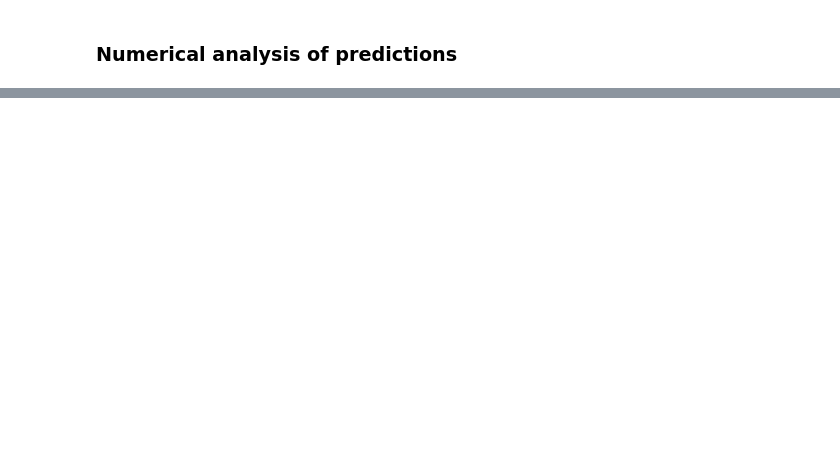
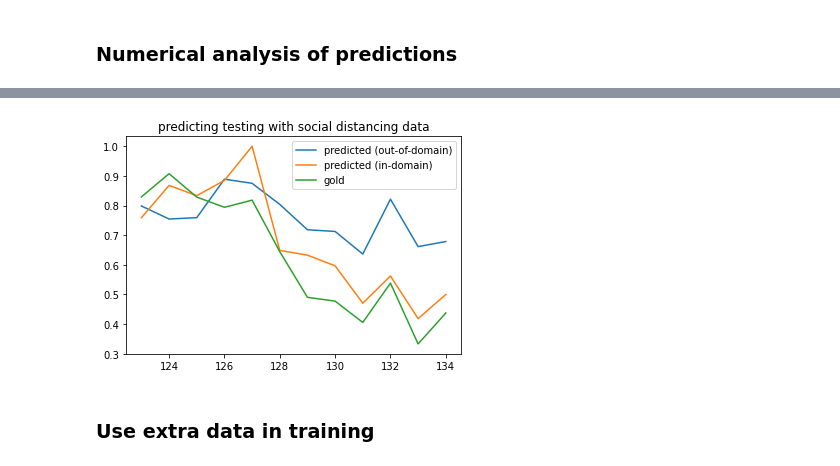
Before and after one commit to puregome/notebooks, a Jupyter notebook: domain-adaptation.ipynb, the cells around one changed output, grey strips where cells are left out. Cells and saved outputs as stored; diff of their text form; code cells hidden in the pictures; blank space fills up the shorter version.

Commit message:
relevant and domain-dependent

```diff
--- a/domain-adaptation.ipynb
+++ b/domain-adaptation.ipynb
@@ -720,0 +617,4 @@ print(get_freqs([y[0] for x in predictionLabelsTestDF for y in x[0]]))
+# %%
+if False:
+    predictionCountsValidationDT, predictionLabelsValidationDT, predictionCountsTestDT, predictionLabelsTestDT = \
+        runFasttext(fasttext_data_list_distance, fasttext_data_list_testing, squealFlag=False, dim=300)
@@ -720,0 +632,40 @@ print(get_freqs([y[0] for x in predictionLabelsTestDF for y in x[0]]))
+# %%
+predictionLabelsTestDT = read_fasttext_data("predictionLabelsTestDT.pickle")
+predictionLabelsTestTT = read_fasttext_data("predictionLabelsTestTT.pickle")
+# %%
+time_factor = 3
+data_predicted_dt = make_data_predicted(predictionLabelsTestDT, tweet_ids_testing, time_factor=time_factor)
+data_predicted_tt = make_data_predicted(predictionLabelsTestTT, tweet_ids_testing, time_factor=time_factor)
+# %%
+gold = []
+for tweet in fasttext_data_list_testing:
+    gold.append(tweet.split()[0])
+
+data_gold = {}
+for i in range(0, len(tweet_ids_testing)):
+    summary = str(tweet_ids_testing[i])[0:time_factor]
+    if summary not in data_gold:
+        data_gold[summary] = []
+    data_gold[summary].append(gold[i])
+# %%
+plot_data_predicted_dt = convert(data_predicted_dt)
+plot_data_predicted_tt = convert(data_predicted_tt)
+plot_data_gold = convert(data_gold)
+
+x_gold = [x[0] for x in plot_data_gold]
+y_gold = [x[1] for x in plot_data_gold]
+x_df = [x[0] for x in plot_data_predicted_dt]
+y_df = [x[1] for x in plot_data_predicted_dt]
+x_ff = [x[0] for x in plot_data_predicted_tt]
+y_ff = [x[1] for x in plot_data_predicted_tt]
+plt.plot(x_df, y_df, label="predicted (out-of-domain)")
+plt.plot(x_ff, y_ff, label="predicted (in-domain)")
+plt.plot(x_gold, y_gold, label="gold")
+plt.legend()
+plt.title("predicting testing with social distancing data")
+plt.savefig("distancing-to-testing.png")
+plt.show()
+# %% [output]
+[figure, added]
+# %% [markdown]
+### Use extra data in training
```
Also changed, not shown: parts of 83 cells of this notebook.
